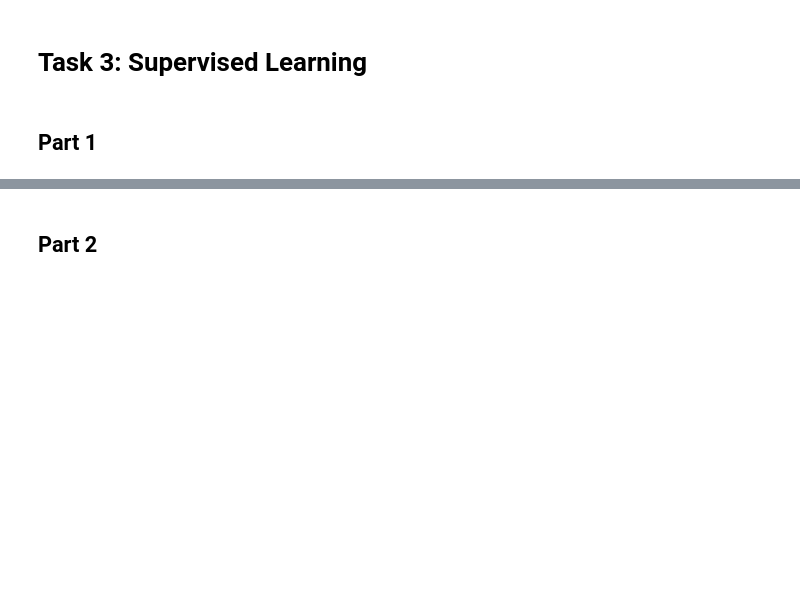
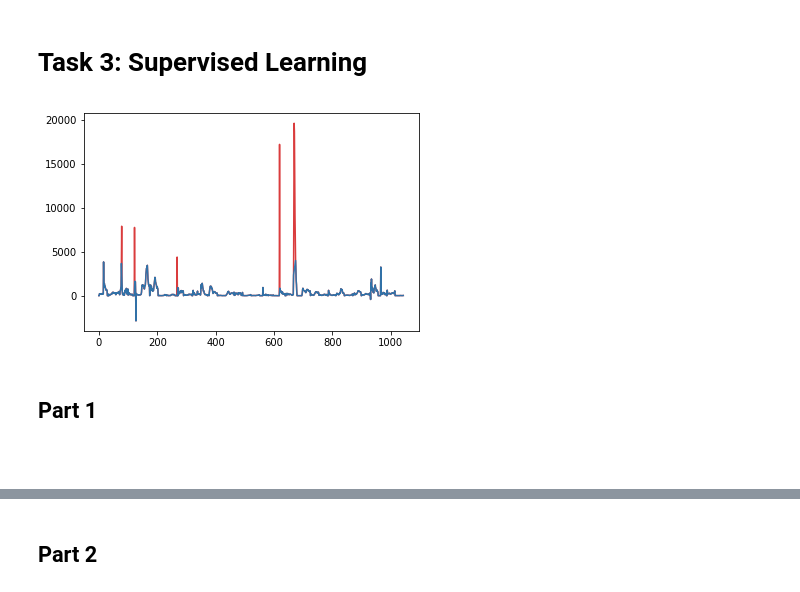
Before and after one commit to SabiSasu/COMP551-Project1, a Jupyter notebook: src/covid19.ipynb, the cells around one changed output, grey strips where cells are left out. Cells and saved outputs as stored; diff of their text form; code cells hidden in the pictures; blank space fills up the shorter version.

```diff
--- a/src/covid19.ipynb
+++ b/src/covid19.ipynb
@@ -334,2 +368,25 @@ from sklearn.tree import DecisionTreeRegressor
+# %%
+# Remove hospitalization outliers
+from scipy import stats
+
+plt.plot(merged_data['hospitalized_new'], color='tab:red', alpha=0.9)
+
+data = merged_data.loc[np.abs(stats.zscore(merged_data['hospitalized_new'])) < 3]
+# data = merged_data
+
+# symptom_data = data[symptom_names]
+
+# threshold_n=0.90
+# vt = VarianceThreshold(threshold=(threshold_n * (1 - threshold_n)))
+# vt.fit(symptom_data)
+# selected_symptoms = symptom_data[symptom_data.columns[vt.get_support(indices=True)]]
+# data = pd.concat([data[['date', 'open_covid_region_code', 'hospitalized_new']], selected_symptoms], axis=1)
+
+# symptom_names = selected_symptoms.columns.values
+
+plt.plot(data['hospitalized_new'], color='tab:blue', alpha=0.9)
+plt.show()
+# %% [output]
+[figure, added]
 # %% [markdown]
 ## Part 1
@@ -371,0 +393,2 @@ for b in range(len(dates_span) - slice):
+# %% [markdown]
+##
```
Also changed, not shown: parts of 6 cells of this notebook.
